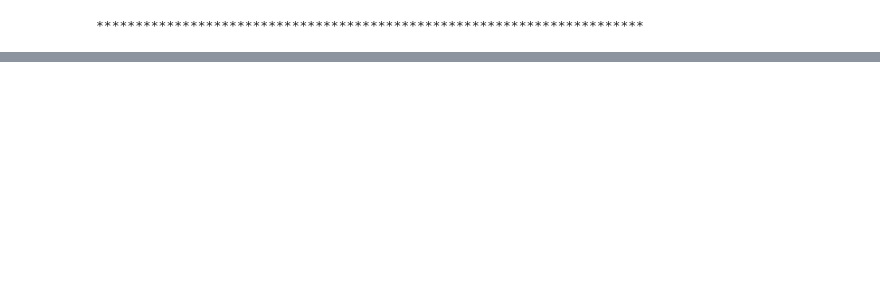
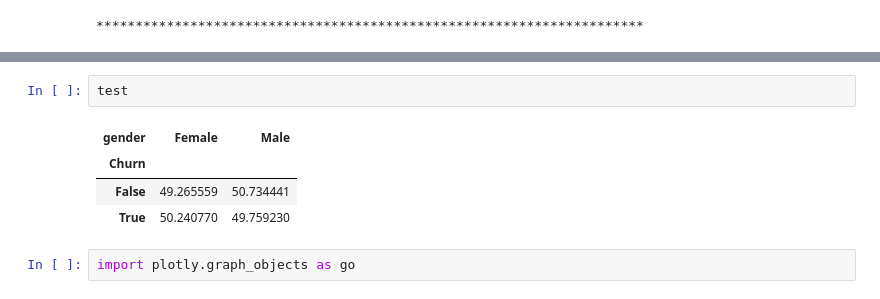
Before and after one commit to MiguelFigueroa02/Challenge_Telecom_X_Evasion_Clientes, a Jupyter notebook: telecomx_latam.ipynb, the cells around one changed output, grey strips where cells are left out. Saved outputs shown, nothing was run; the diff lists cells and outputs as text; blank space fills up the shorter version.

```diff
--- a/telecomx_latam.ipynb
+++ b/telecomx_latam.ipynb
@@ -764,0 +814,9 @@ Name: Cuentas_diarias, dtype: float64
+# %%
+test
+# %% [output]
+| gender | Female | Male |
+| Churn |  |  |
+| False | 49.265559 | 50.734441 |
+| True | 50.240770 | 49.759230 |
+# %%
+import plotly.graph_objects as go
```
Also changed, not shown: parts of 11 cells of this notebook.
